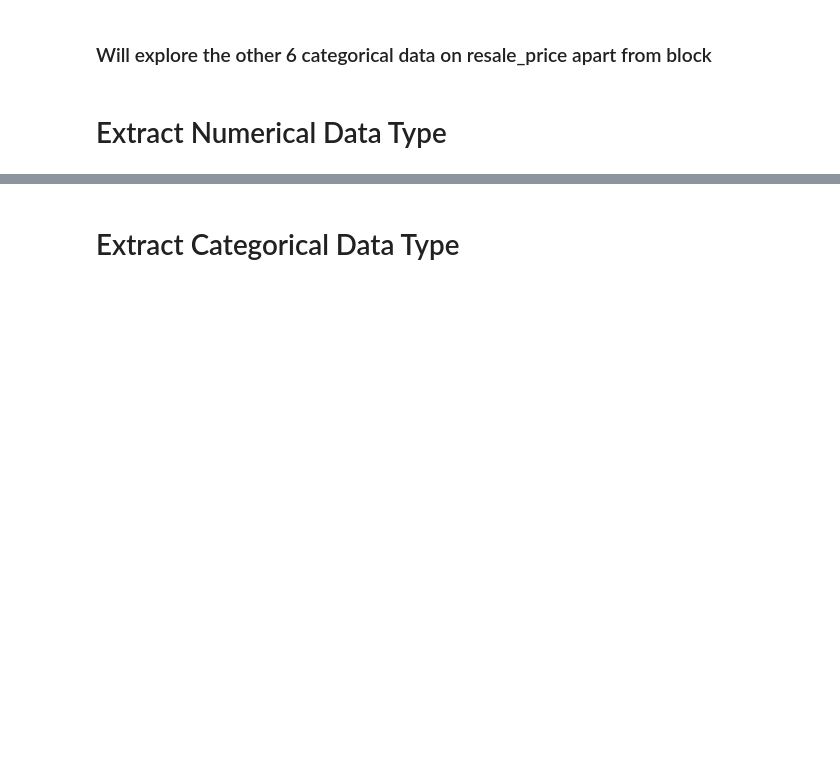
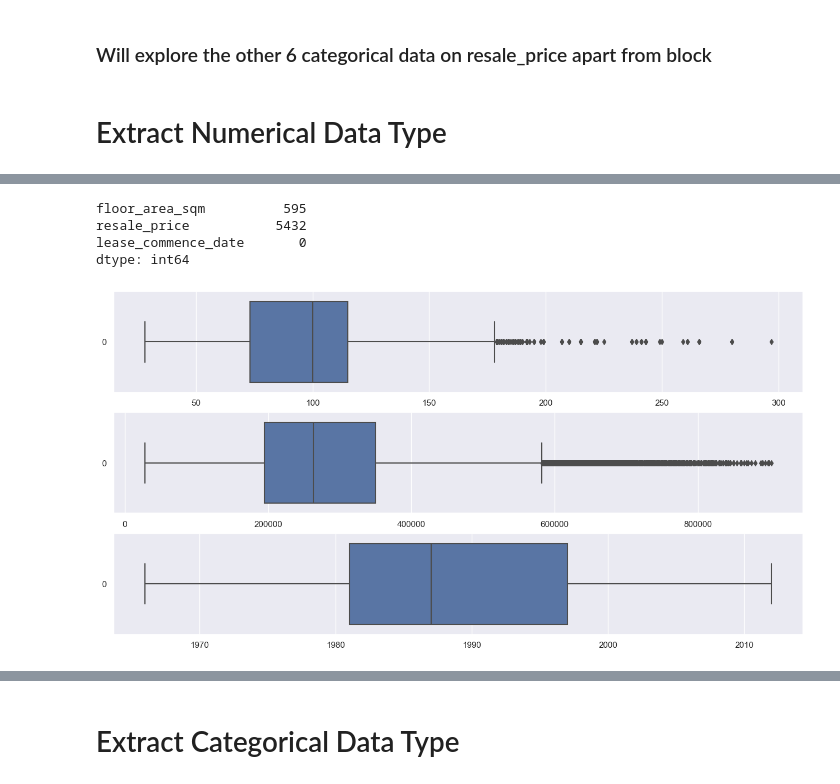
Before and after one commit to shunpingong/SC1015-Project, a Jupyter notebook: Data Preparation.ipynb, the cells around one changed output, grey strips where cells are left out. Cells and saved outputs as stored; diff of their text form; code cells hidden in the pictures; blank space fills up the shorter version.

```diff
--- a/Data Preparation.ipynb
+++ b/Data Preparation.ipynb
@@ -82,0 +89,23 @@ memory usage: 5.6 MB
+# %%
+# Draw the boxplots
+f, axes = plt.subplots(3, 1, figsize=(16, 8))
+
+sb.boxplot(data = NumDataCleaned["floor_area_sqm"], orient = "h", ax = axes[0])
+sb.boxplot(data = NumDataCleaned["resale_price"], orient = "h", ax = axes[1])
+sb.boxplot(data = NumDataCleaned["lease_commence_date"], orient = "h", ax = axes[2])
+
+# Calculate the quartiles
+Q1 = NumDataCleaned.quantile(0.25)
+Q3 = NumDataCleaned.quantile(0.75)
+
+# Rule to identify outliers
+rule = ((NumDataCleaned < (Q1 - 1.5 * (Q3 - Q1))) | (NumDataCleaned > (Q3 + 1.5 * (Q3 - Q1))))
+
+# Count the number of outliers
+rule.sum()
+# %% [output]
+floor_area_sqm          595
+resale_price           5432
+lease_commence_date       0
+dtype: int64
+[figure, added]
```
Also changed, not shown: parts of 23 cells of this notebook.
